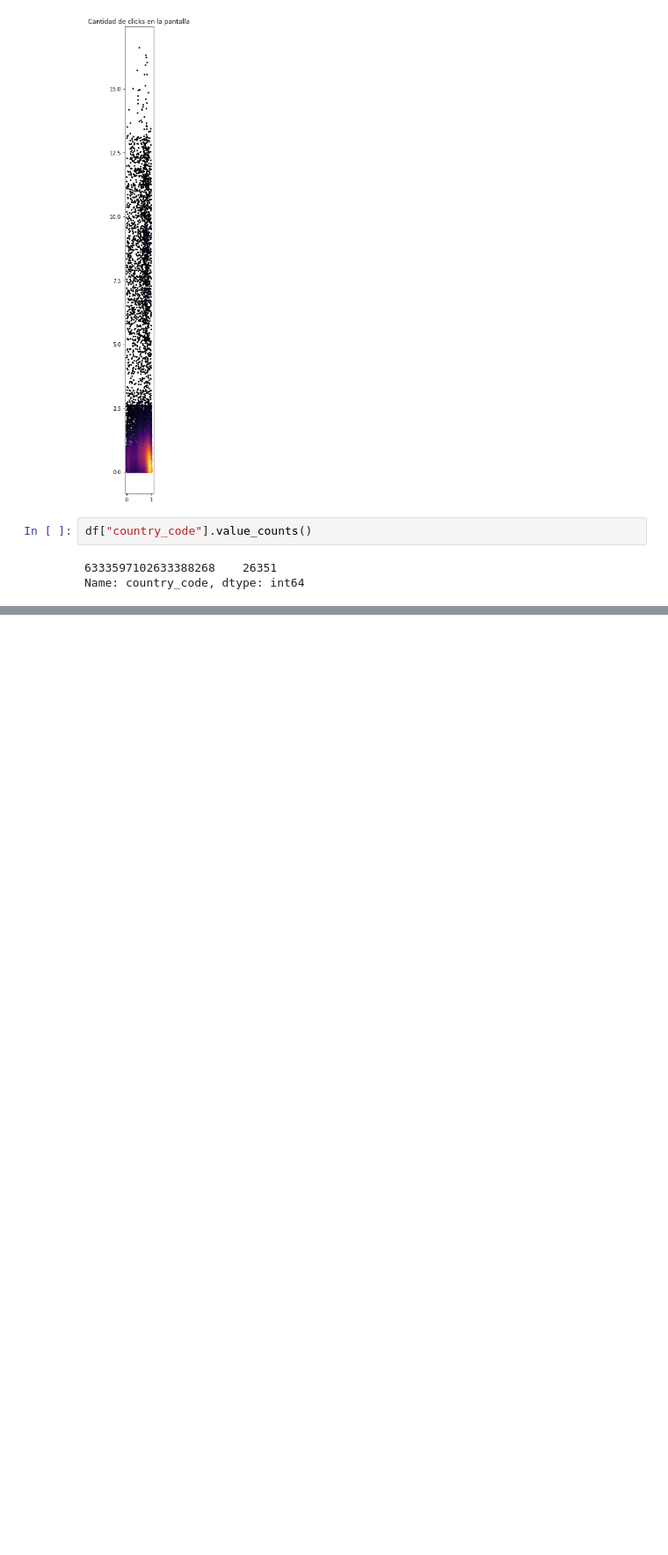
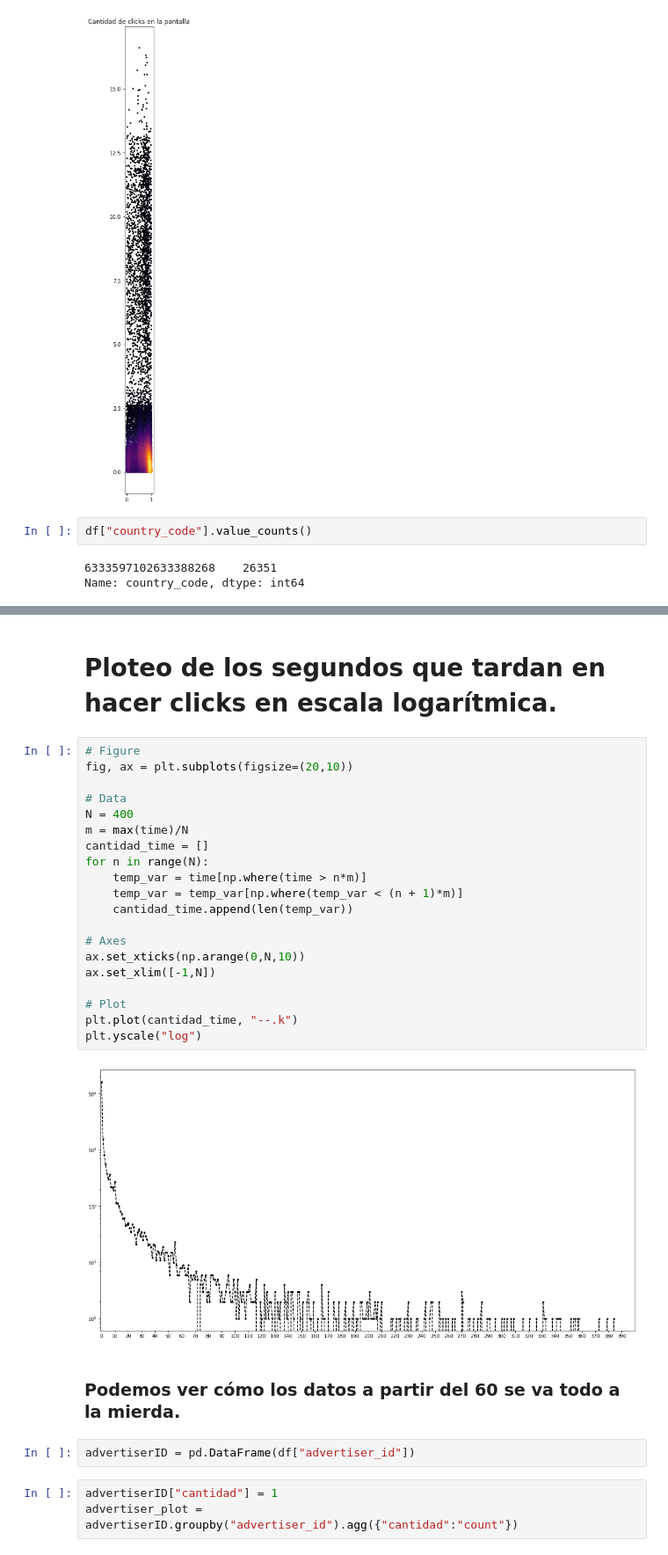
Before and after one commit to leobellaera/datanesa, a Jupyter notebook: clicks.ipynb, the cells around one changed output, grey strips where cells are left out. Shown at 88% size. Cells and saved outputs as stored; diff of their text form; blank space fills up the shorter version.

```diff
--- a/clicks.ipynb
+++ b/clicks.ipynb
@@ -89,0 +123,31 @@ Name: country_code, dtype: int64
+# %% [markdown]
+# Ploteo de los segundos que tardan en hacer clicks en escala logarítmica.
+# %%
+# Figure
+fig, ax = plt.subplots(figsize=(20,10))
+
+# Data
+N = 400
+m = max(time)/N
+cantidad_time = []
+for n in range(N):
+    temp_var = time[np.where(time > n*m)]
+    temp_var = temp_var[np.where(temp_var < (n + 1)*m)]
+    cantidad_time.append(len(temp_var))
+
+# Axes
+ax.set_xticks(np.arange(0,N,10))
+ax.set_xlim([-1,N])
+
+# Plot
+plt.plot(cantidad_time, "--.k")
+plt.yscale("log")
+# %% [output]
+[figure, added]
+# %% [markdown]
+### Podemos ver cómo los datos a partir del 60 se va todo a la mierda.
+# %%
+advertiserID = pd.DataFrame(df["advertiser_id"])
+# %%
+advertiserID["cantidad"] = 1
+advertiser_plot = advertiserID.groupby("advertiser_id").agg({"cantidad":"count"})
```
Also changed, not shown: parts of 16 cells of this notebook.
